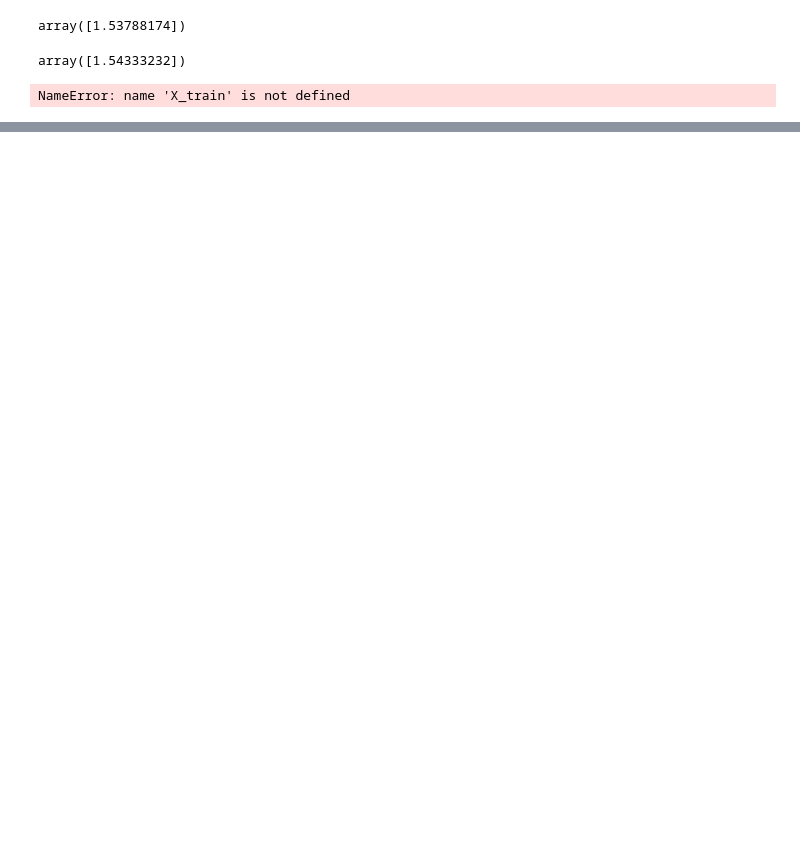
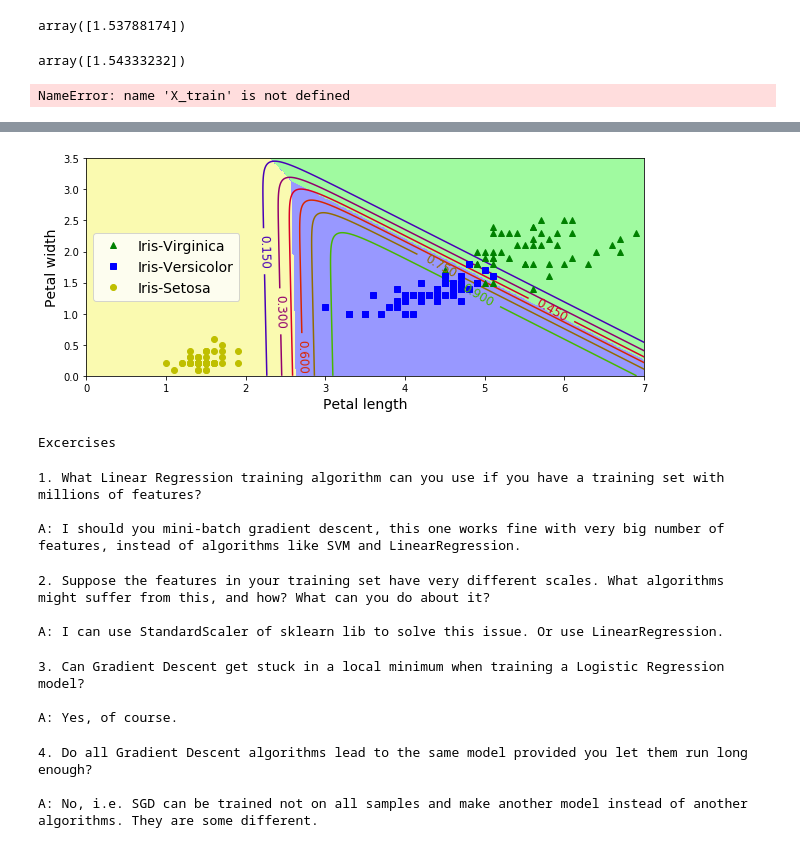
Before and after one commit to punkproger/Hands-on-Machine-Learning-Notebooks, a Jupyter notebook: chapter4/research.ipynb, the cells around one changed output, grey strips where cells are left out. Cells and saved outputs as stored; diff of their text form; code cells hidden in the pictures; blank space fills up the shorter version.

Commit message:
Processed almost all 4th chapter. Last exercise is left.

```diff
--- a/chapter4/research.ipynb
+++ b/chapter4/research.ipynb
@@ -207,0 +244,64 @@ NameError: name 'X_train' is not defined
+# %%
+x0, x1 = np.meshgrid(
+        np.linspace(0, 8, 500).reshape(-1, 1),
+        np.linspace(0, 3.5, 200).reshape(-1, 1),
+    )
+X_new = np.c_[x0.ravel(), x1.ravel()]
+
+
+y_proba = softmax_reg.predict_proba(X_new)
+y_predict = softmax_reg.predict(X_new)
+
+zz1 = y_proba[:, 1].reshape(x0.shape)
+zz = y_predict.reshape(x0.shape)
+
+plt.figure(figsize=(10, 4))
+plt.plot(X[y==2, 0], X[y==2, 1], "g^", label="Iris-Virginica")
+plt.plot(X[y==1, 0], X[y==1, 1], "bs", label="Iris-Versicolor")
+plt.plot(X[y==0, 0], X[y==0, 1], "yo", label="Iris-Setosa")
+
+from matplotlib.colors import ListedColormap
+custom_cmap = ListedColormap(['#fafab0','#9898ff','#a0faa0'])
+
+plt.contourf(x0, x1, zz, cmap=custom_cmap)
+contour = plt.contour(x0, x1, zz1, cmap=plt.cm.brg)
+plt.clabel(contour, inline=1, fontsize=12)
+plt.xlabel("Petal length", fontsize=14)
+plt.ylabel("Petal width", fontsize=14)
+plt.legend(loc="center left", fontsize=14)
+plt.axis([0, 7, 0, 3.5])
+plt.show()
+# %% [output]
+[figure, added]
+# %%
+print("Excercises")
+# %% [output]
+Excercises
+# %%
+print("1. What Linear Regression training algorithm can you use if you have a training set with millions of features?")
+print("\nA: I should you mini-batch gradient descent, this one works fine with very big number of features, instead of algorithms like SVM and LinearRegression.")
+# %% [output]
+1. What Linear Regression training algorithm can you use if you have a training set with millions of features?
+
+A: I should you mini-batch gradient descent, this one works fine with very big number of features, instead of algorithms like SVM and LinearRegression.
+# %%
+print("2. Suppose the features in your training set have very different scales. What algorithms might suffer from this, and how? What can you do about it?")
+print("\nA: I can use StandardScaler of sklearn lib to solve this issue. Or use LinearRegression.")
+# %% [output]
+2. Suppose the features in your training set have very different scales. What algorithms might suffer from this, and how? What can you do about it?
+
+A: I can use StandardScaler of sklearn lib to solve this issue. Or use LinearRegression.
+# %%
+print("3. Can Gradient Descent get stuck in a local minimum when training a Logistic Regression model?")
+print("\nA: Yes, of course.")
+# %% [output]
+3. Can Gradient Descent get stuck in a local minimum when training a Logistic Regression model?
+
+A: Yes, of course.
+# %%
+print("4. Do all Gradient Descent algorithms lead to the same model provided you let them run long enough?")
+print("\nA: No, i.e. SGD can be trained not on all samples and make another model instead of another algorithms. They are some different.")
+# %% [output]
+4. Do all Gradient Descent algorithms lead to the same model provided you let them run long enough?
+
+A: No, i.e. SGD can be trained not on all samples and make another model instead of another algorithms. They are some different.
```
Also changed, not shown: parts of 24 cells of this notebook.
